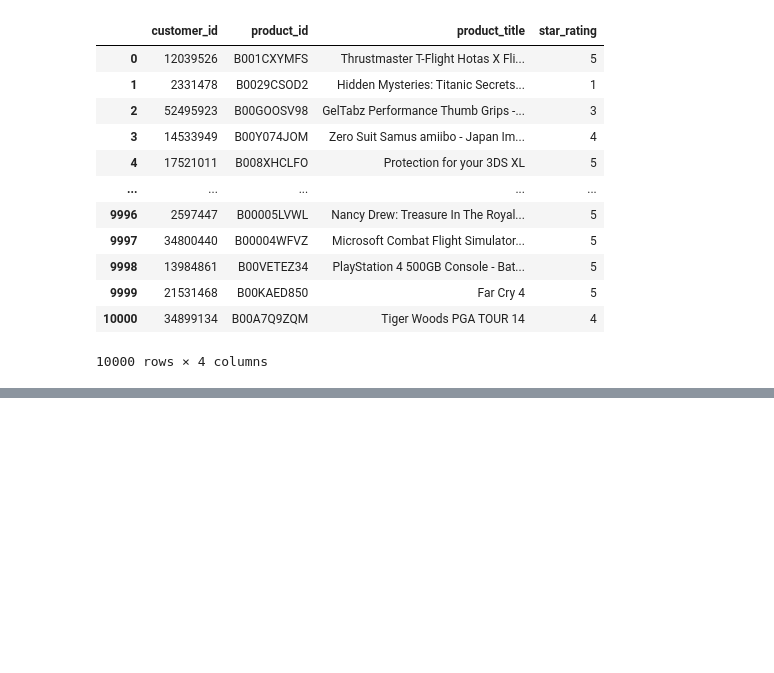
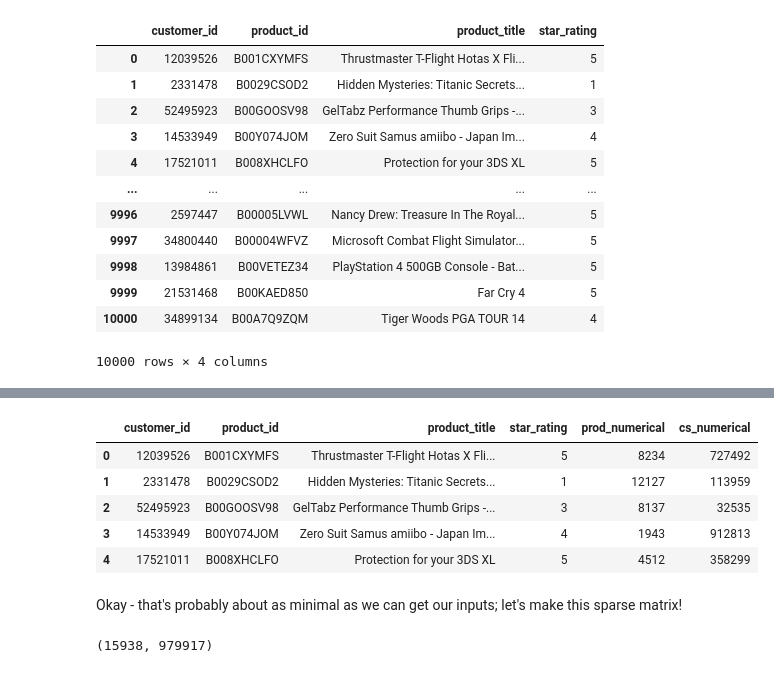
Before and after one commit to griffinwt/nextale, a Jupyter notebook: video_games_EDA.ipynb, the cells around one changed output, grey strips where cells are left out. Cells and saved outputs as stored; diff of their text form; code cells hidden in the pictures; blank space fills up the shorter version.

```diff
--- a/video_games_EDA.ipynb
+++ b/video_games_EDA.ipynb
@@ -236,0 +245,11 @@ ValueError: Index contains duplicate entries, cannot reshape
+# %%
+df2.head()
+# %% [output]
+|  | customer_id | product_id | product_title | star_rating | prod_numerical | cs_numerical |
+| 0 | 12039526 | B001CXYMFS | Thrustmaster T-Flight Hotas X Fli... | 5 | 8234 | 727492 |
+| 1 | 2331478 | B0029CSOD2 | Hidden Mysteries: Titanic Secrets... | 1 | 12127 | 113959 |
+| 2 | 52495923 | B00GOOSV98 | GelTabz Performance Thumb Grips -... | 3 | 8137 | 32535 |
+| 3 | 14533949 | B00Y074JOM | Zero Suit Samus amiibo - Japan Im... | 4 | 1943 | 912813 |
+| 4 | 17521011 | B008XHCLFO | Protection for your 3DS XL | 5 | 4512 | 358299 |
+# %% [markdown]
+Okay - that's probably about as minimal as we can get our inputs; let's make this sparse matrix!
@@ -236,0 +258,4 @@ ValueError: Index contains duplicate entries, cannot reshape
+# %%
+sparse_reviews.shape
+# %% [output]
+(15938, 979917)
```
Also changed, not shown: parts of 30 cells of this notebook.
